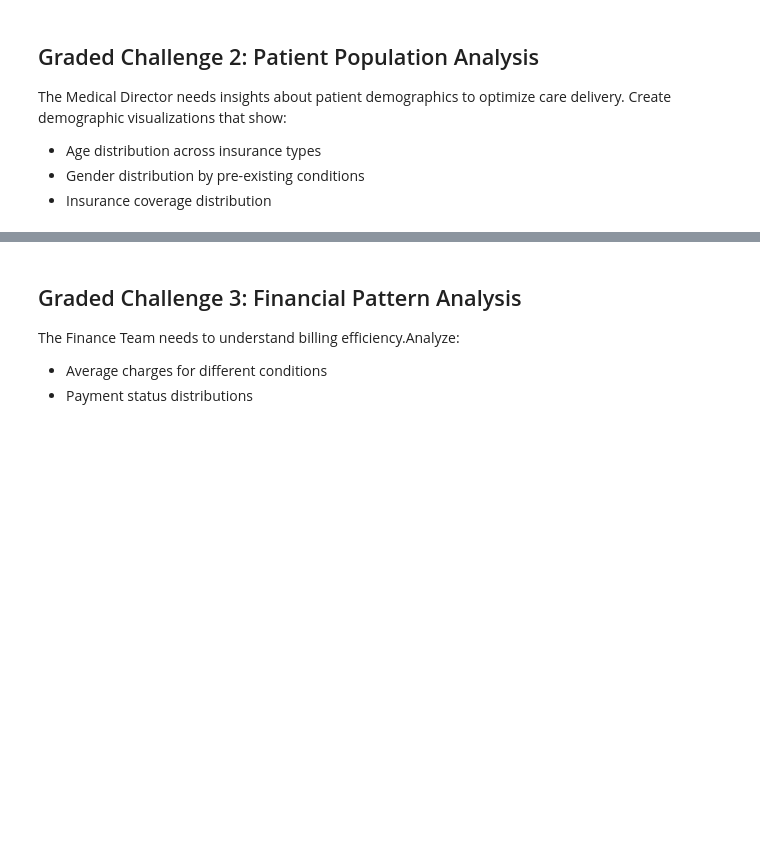
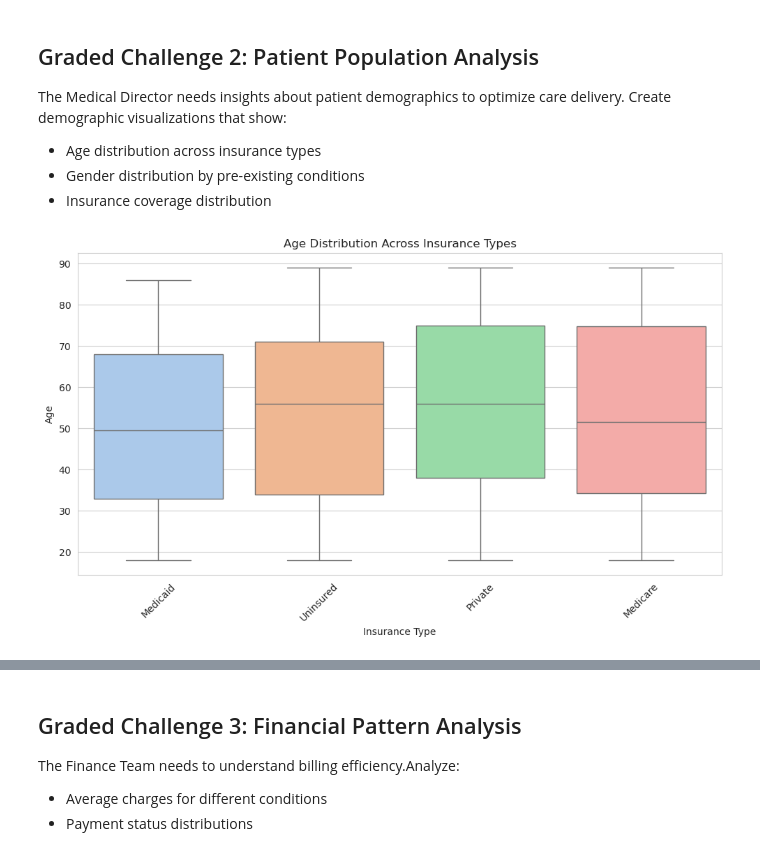
Before and after one commit to dennislamcv1/COURSERADS, a Jupyter notebook: Python for Data Science/GradedLab_EDA_Challenge.ipynb, the cells around one changed output, grey strips where cells are left out. Drawn from its saved outputs; the diff is of its cells as text; code cells hidden in the pictures; blank space fills up the shorter version.

```diff
--- a/Python for Data Science/GradedLab_EDA_Challenge.ipynb
+++ b/Python for Data Science/GradedLab_EDA_Challenge.ipynb
@@ -65,4 +65,24 @@ As MediTrack's data scientist, establish a foundation for analysis by:
 # %%
 # Load billing.csv and patients.csv in dataframes billing_df and patients_df respectively and generate basic statistics
 
-# YOUR CODE HERE
+# Load the datasets
+billing_df = pd.read_csv('billing.csv')
+patients_df = pd.read_csv('patients.csv')
+
+# Display basic info for each dataset
+print("Billing Data Info:")
+billing_df.info()
+print("\nBilling Data - First 5 Rows:")
+print(billing_df.head())
+
+print("\nPatients Data Info:")
+patients_df.info()
+print("\nPatients Data - First 5 Rows:")
+print(patients_df.head())
+
+# Summary statistics
+print("\nBilling Data - Summary Statistics:")
+print(billing_df.describe(include='all'))
+
+print("\nPatients Data - Summary Statistics:")
+print(patients_df.describe(include='all'))
@@ -79,12 +117,20 @@ The Medical Director needs insights about patient demographics to optimize care
 # %%
 # Create a box plot that shows age distribution across insurance types.
 # Do not change the function name
 
 def age_distribution():
-
-    # YOUR CODE HERE
+    plt.figure(figsize=(10, 6))
+    sns.boxplot(data=patients_df, x='insurance_type', y='age', palette='pastel')
+    plt.title('Age Distribution Across Insurance Types')
+    plt.xlabel('Insurance Type')
+    plt.ylabel('Age')
+    plt.xticks(rotation=45)
+    plt.tight_layout()
+    plt.show()
 
 age_distribution()
+# %% [output]
+[figure, added]
 # %%
 # This cell contains test cases. Do not edit this cell.
 # NBGRADER TEST - 2A: Age distribution across Insurance Types Box plot
```
Also changed, not shown: parts of 9 cells of this notebook.
